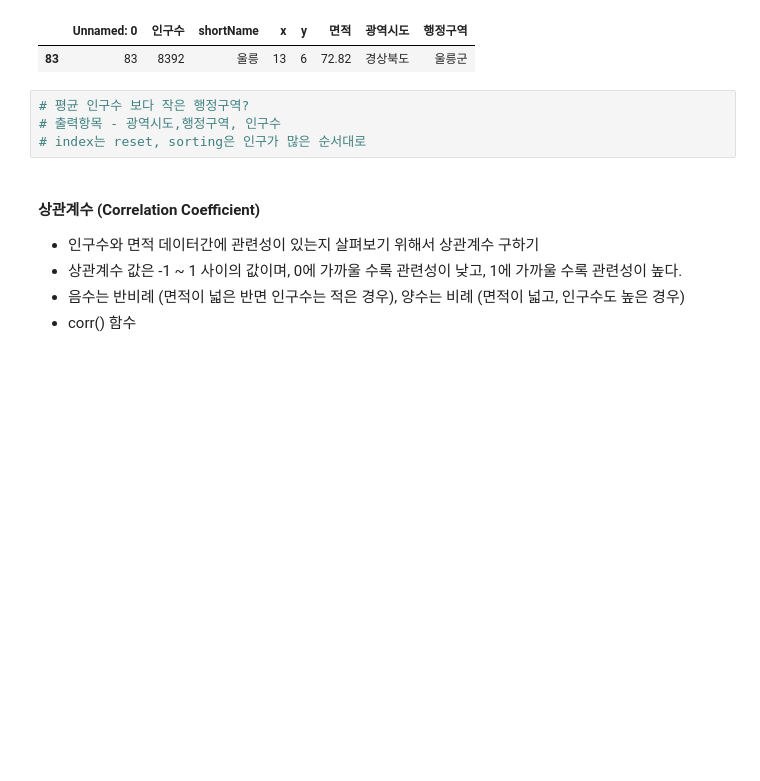
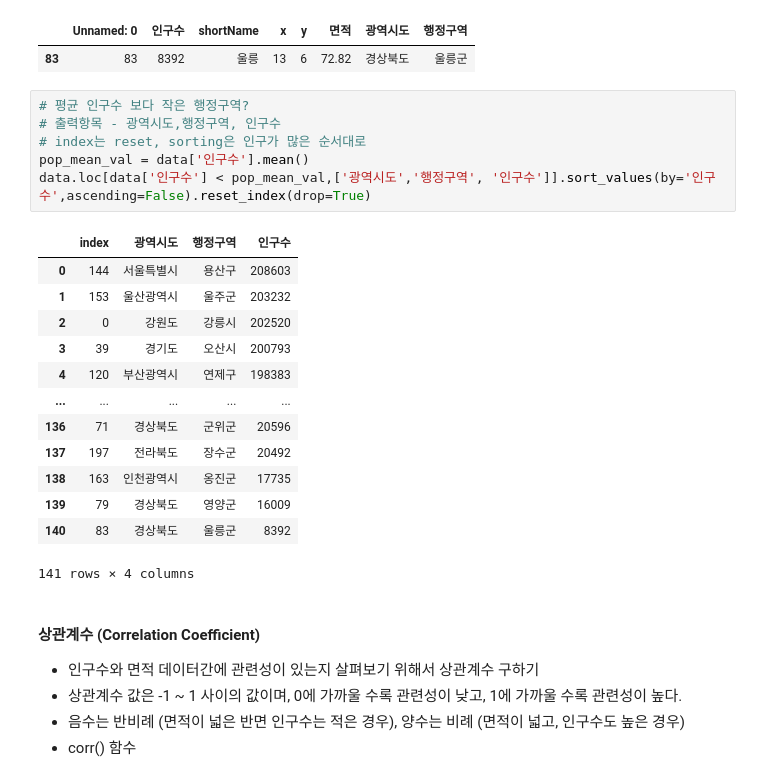
Before and after one commit to myjungwu/Python_Webscraping_Analysis, a Jupyter notebook: 03-1.행정구역정보_분석과시각화.ipynb, the cells around one changed output. Saved outputs shown, nothing was run; the diff lists cells and outputs as text; blank space fills up the shorter version.

```diff
--- a/03-1.행정구역정보_분석과시각화.ipynb
+++ b/03-1.행정구역정보_분석과시각화.ipynb
@@ -257,7 +257,23 @@ data.loc[data['인구수'] == pop_min_val]
 # %%
 # 평균 인구수 보다 작은 행정구역?
 # 출력항목 - 광역시도,행정구역, 인구수
 # index는 reset, sorting은 인구가 많은 순서대로
+pop_mean_val = data['인구수'].mean()
+data.loc[data['인구수'] < pop_mean_val,['광역시도','행정구역', '인구수']].sort_values(by='인구수',ascending=False).reset_index(drop=True)
+# %% [output]
+|  | index | 광역시도 | 행정구역 | 인구수 |
+| 0 | 144 | 서울특별시 | 용산구 | 208603 |
+| 1 | 153 | 울산광역시 | 울주군 | 203232 |
+| 2 | 0 | 강원도 | 강릉시 | 202520 |
+| 3 | 39 | 경기도 | 오산시 | 200793 |
+| 4 | 120 | 부산광역시 | 연제구 | 198383 |
+| ... | ... | ... | ... | ... |
+| 136 | 71 | 경상북도 | 군위군 | 20596 |
+| 137 | 197 | 전라북도 | 장수군 | 20492 |
+| 138 | 163 | 인천광역시 | 옹진군 | 17735 |
+| 139 | 79 | 경상북도 | 영양군 | 16009 |
+| 140 | 83 | 경상북도 | 울릉군 | 8392 |
+141 rows × 4 columns
 # %% [markdown]
 #### 상관계수 (Correlation Coefficient)
 * 인구수와 면적 데이터간에 관련성이 있는지 살펴보기 위해서 상관계수 구하기
```
